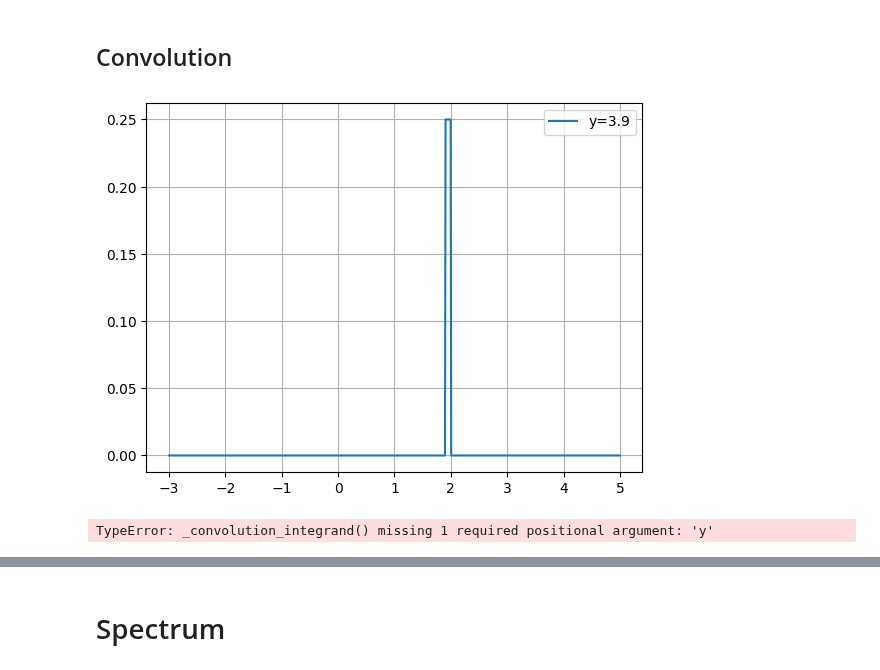
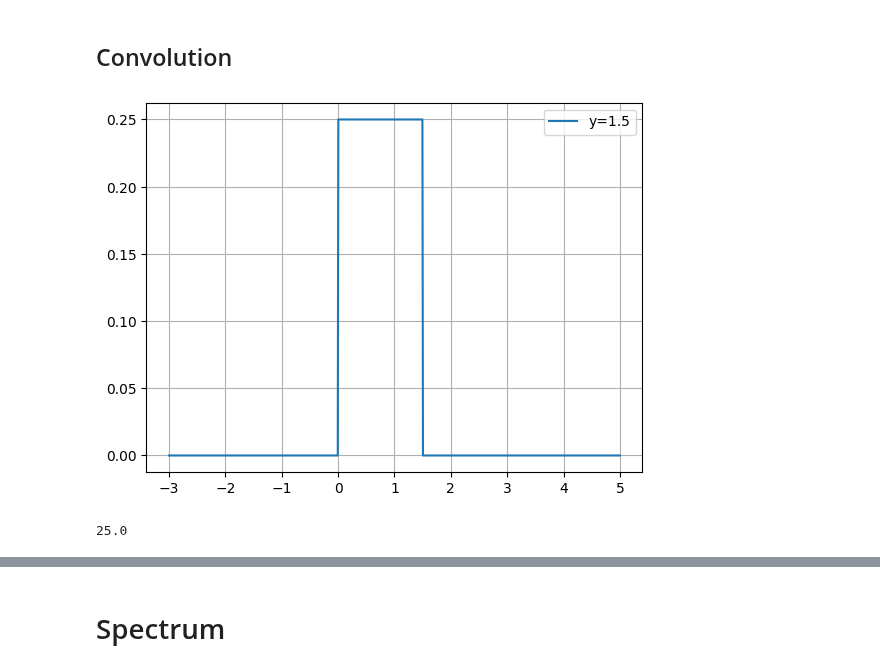
Before and after one commit to grzanka/microdosimetric_spectra_folding, a Jupyter notebook: notebooks/0.2-validation-convolutions.ipynb, the cells around one changed output, grey strips where cells are left out. Saved outputs shown, nothing was run; the diff lists cells and outputs as text; code cells hidden in the pictures.

```diff
--- a/notebooks/0.2-validation-convolutions.ipynb
+++ b/notebooks/0.2-validation-convolutions.ipynb
@@ -40,22 +41,16 @@ function_norm(step_function, lower_limit=-1, upper_limit=3, args=(5,))
 # %% [markdown]
 ## Convolution
 # %%
-y = 3.9
+y = 1.5
 t_values = np.linspace(start=-3, stop=5, num=800)
 integrand_values_for_given_y = np.array([convolution_integrand(step_function)(t=t, y=y) for t in t_values])
 fig, ax = plt.subplots()
 ax.plot(t_values, integrand_values_for_given_y, label=f"y={y}")
 ax.grid();
 ax.legend();
 # %% [output]
-[figure, old version]
+[figure, new version]
-# %%
-xvalues = np.linspace(start=-1, stop=5, num=1000)
-yvalues = convolution_integrand(step_functions)(xvalues)
-fig, ax = plt.subplots()
-ax.plot(xvalues, step_functions(xvalues), label="norm=1")
-ax.plot(xvalues, step_functions(xvalues, norm=3), label="norm=3")
-ax.grid();
-ax.legend();
-# %% [output]
-TypeError: _convolution_integrand() missing 1 required positional argument: 'y'
+# %%
+convolution_integrand(step_function)(t=0, y=0, kwargs={'norm': 5, 'lower': -0.5, 'upper': 0.5})
+# %% [output]
+25.0
```
Also changed, not shown: parts of 14 cells of this notebook, 1 other file.
